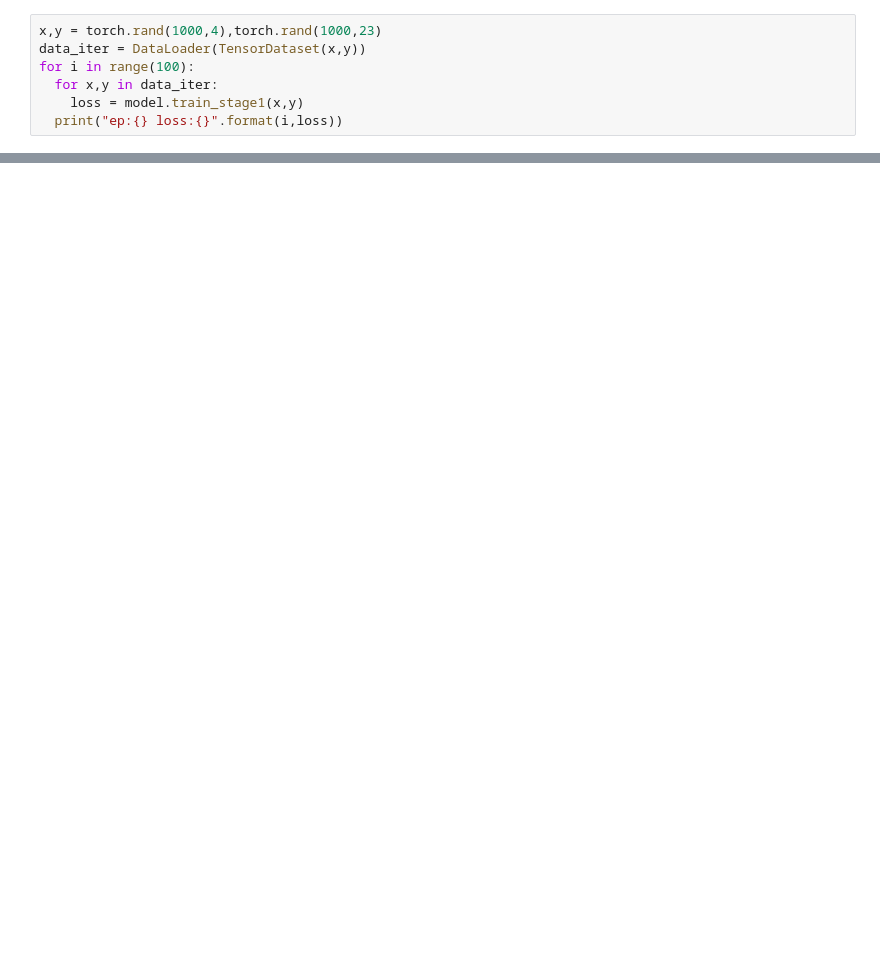
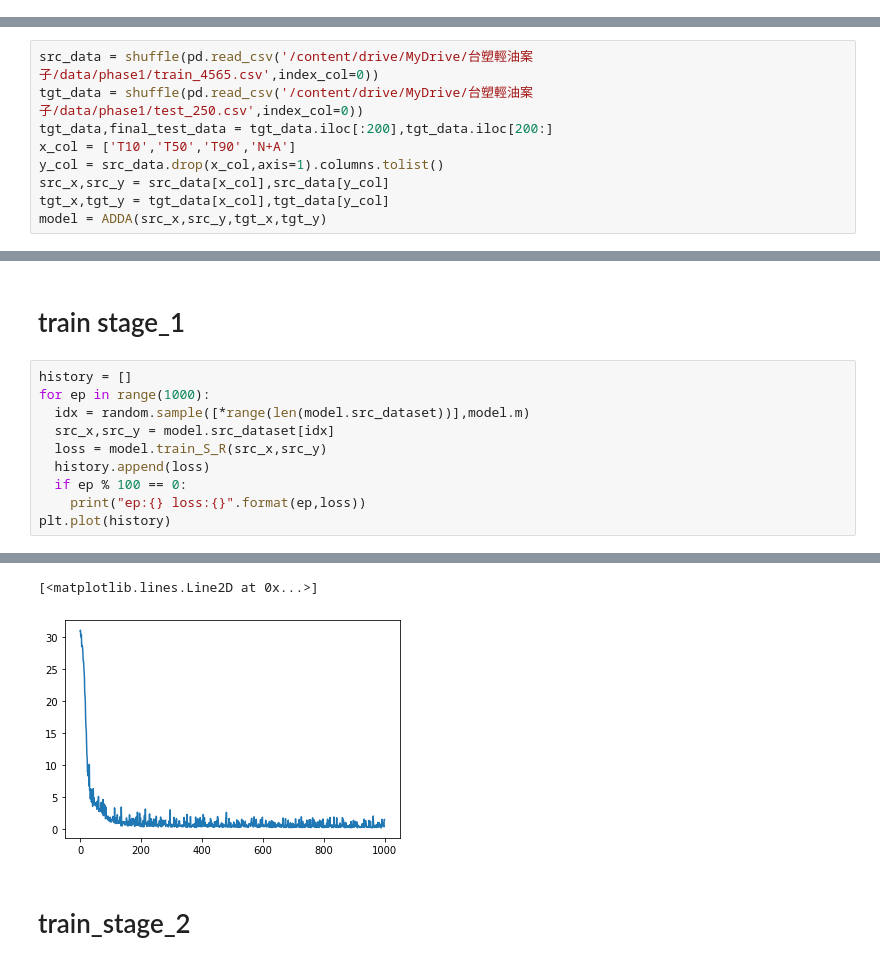
Before and after one commit to skywalker0803r/deep-learning-ian-goodfellow, a Jupyter notebook: ADDA.ipynb, the cells around one changed output, grey strips where cells are left out. Cells and saved outputs as stored; diff of their text form; blank space fills up the shorter version.

```diff
--- a/ADDA.ipynb
+++ b/ADDA.ipynb
@@ -74,7 +167,0 @@ model = ADDA(4,23)
-# %%
-x,y = torch.rand(1000,4),torch.rand(1000,23)
-data_iter = DataLoader(TensorDataset(x,y))
-for i in range(100):
-  for x,y in data_iter:
-    loss = model.train_stage1(x,y)
-  print("ep:{} loss:{}".format(i,loss))
@@ -99,0 +170,9 @@ KeyboardInterrupt: ignored
+# %%
+src_data = shuffle(pd.read_csv('/content/drive/MyDrive/台塑輕油案子/data/phase1/train_4565.csv',index_col=0))
+tgt_data = shuffle(pd.read_csv('/content/drive/MyDrive/台塑輕油案子/data/phase1/test_250.csv',index_col=0))
+tgt_data,final_test_data = tgt_data.iloc[:200],tgt_data.iloc[200:]
+x_col = ['T10','T50','T90','N+A']
+y_col = src_data.drop(x_col,axis=1).columns.tolist()
+src_x,src_y = src_data[x_col],src_data[y_col]
+tgt_x,tgt_y = tgt_data[x_col],tgt_data[y_col]
+model = ADDA(src_x,src_y,tgt_x,tgt_y)
@@ -99,0 +217,13 @@ KeyboardInterrupt: ignored
+# %% [markdown]
+# train stage_1
+# %%
+history = []
+for ep in range(1000):
+  idx = random.sample([*range(len(model.src_dataset))],model.m)
+  src_x,src_y = model.src_dataset[idx]
+  loss = model.train_S_R(src_x,src_y)
+  history.append(loss)
+  if ep % 100 == 0:
+    print("ep:{} loss:{}".format(ep,loss))
+plt.plot(history)
+# %% [output]
@@ -99,0 +240,4 @@ KeyboardInterrupt: ignored
+[<matplotlib.lines.Line2D at 0x...>]
+[figure, added]
+# %% [markdown]
+# train_stage_2
```
Also changed, not shown: parts of 19 cells of this notebook.
